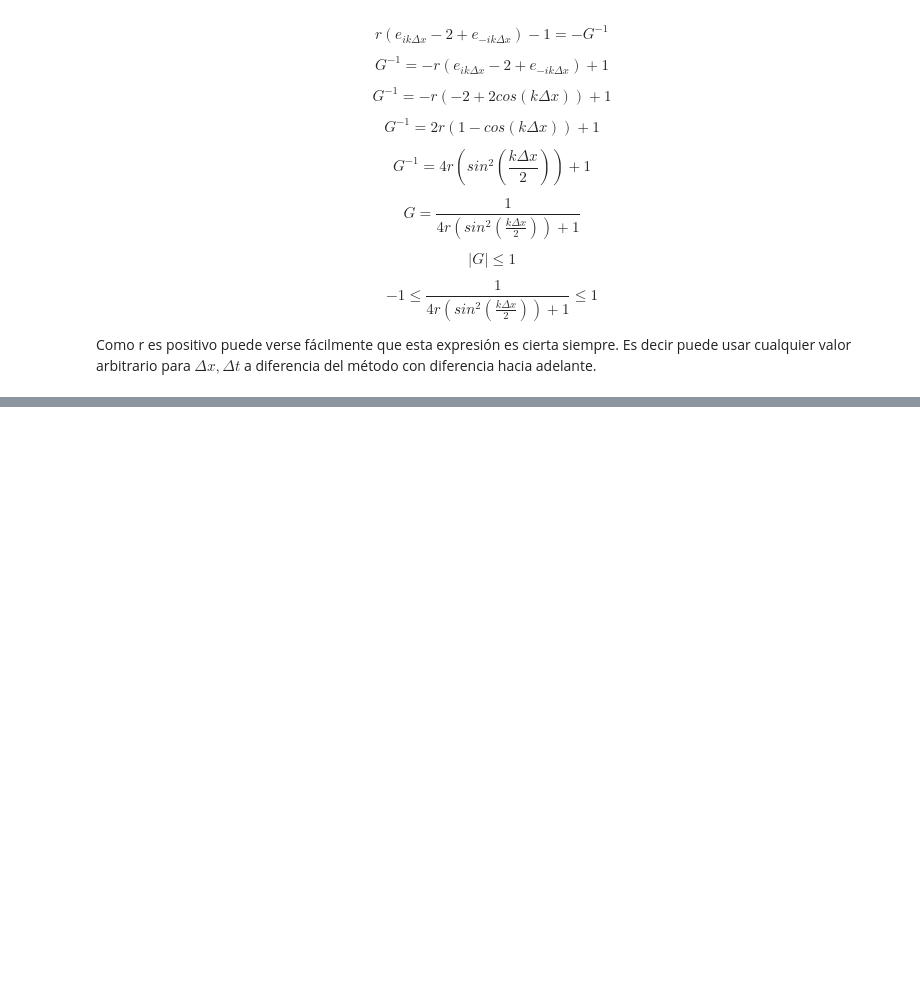
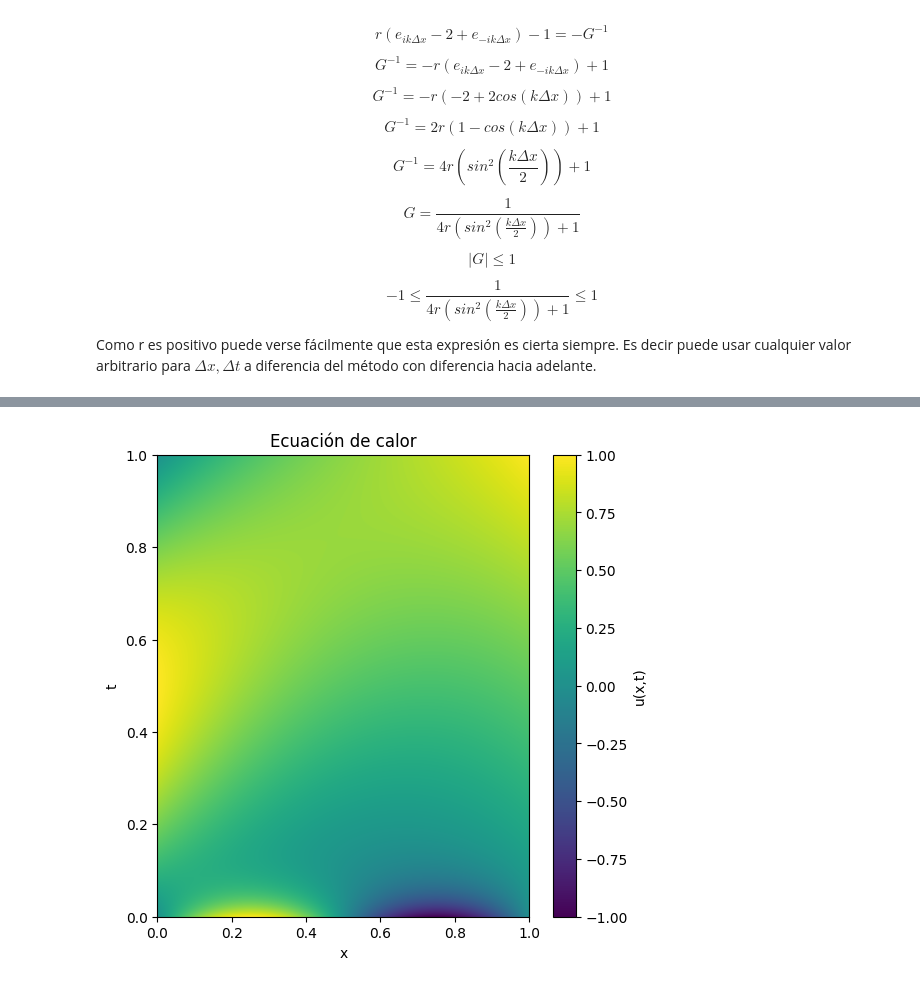
Before and after one commit to Alexander1251GIT/Analisis_Numerico, a Jupyter notebook: EDP.ipynb, the cells around one changed output, grey strips where cells are left out. Cells and saved outputs as stored; diff of their text form; code cells hidden in the pictures; blank space fills up the shorter version.

```diff
--- a/EDP.ipynb
+++ b/EDP.ipynb
@@ -366,0 +675,12 @@ Como r es positivo puede verse fácilmente que esta expresión es cierta siempre
+# %%
+
+fig, ax = plt.subplots(figsize = (8,6))
+img = ax.imshow(U, origin = 'lower', aspect = 'auto', extent=[0,L, a, b])
+ax.set_xlabel('x')
+ax.set_ylabel('t')
+ax.set_title('Ecuación de calor')
+fig.colorbar(img, ax = ax, label = 'u(x,t)')
+plt.tight_layout()
+plt.show()
+# %% [output]
+[figure, added]
```
Also changed, not shown: parts of 9 cells of this notebook.
